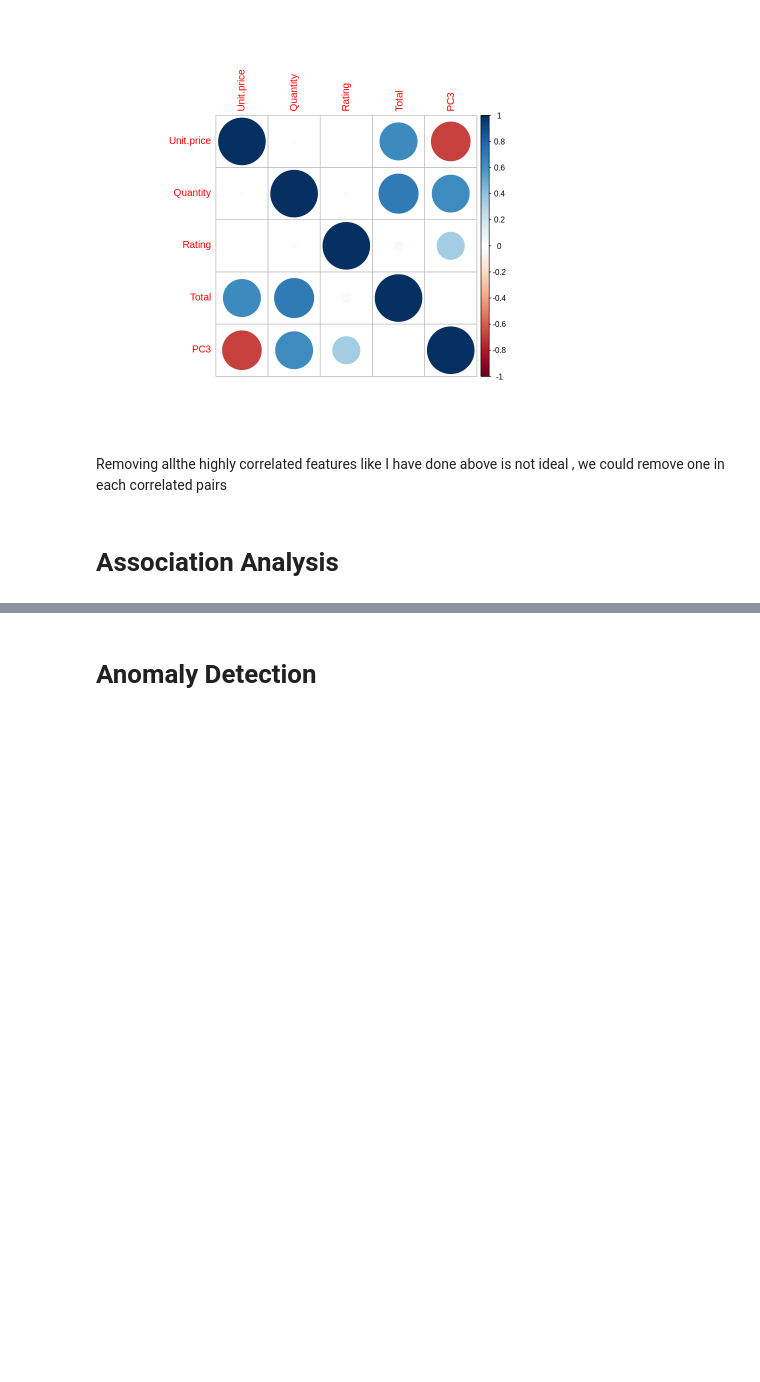
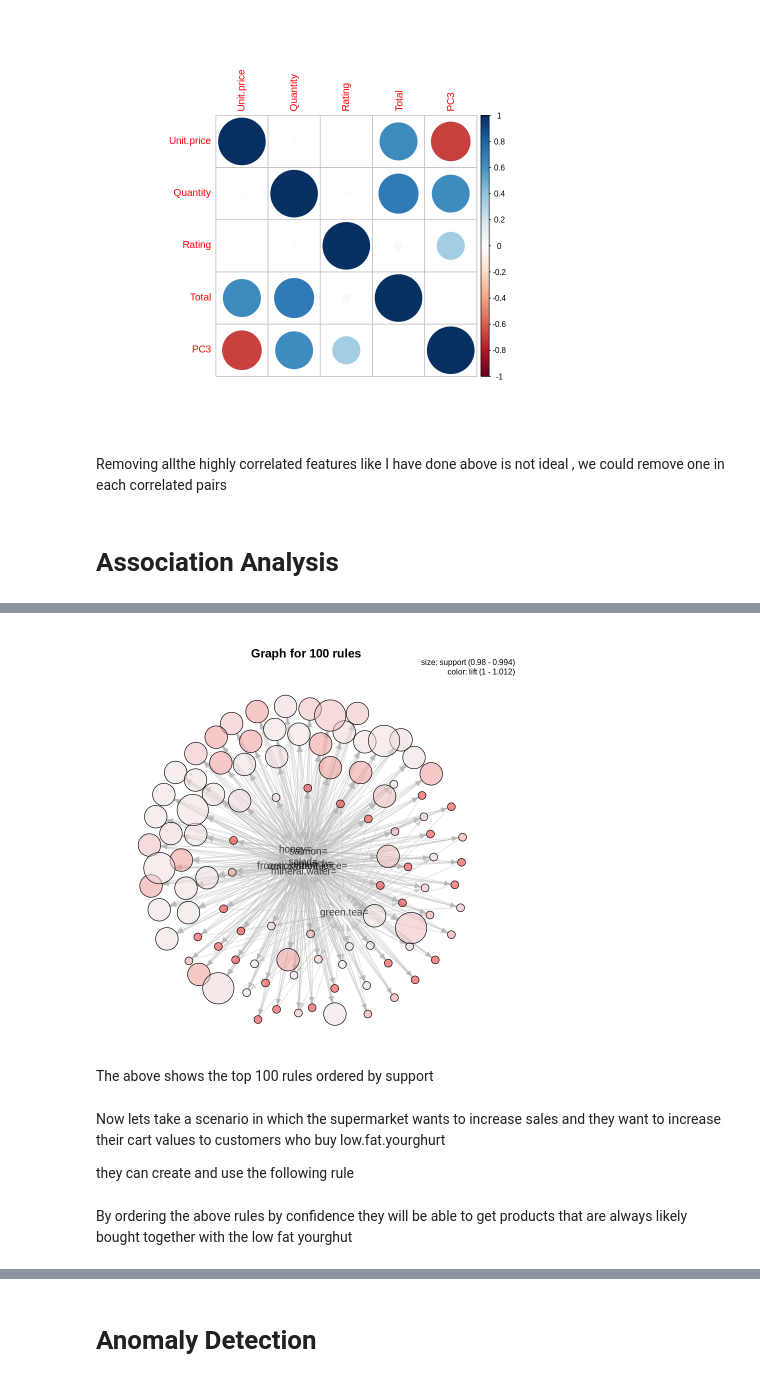
Before and after one commit to UnplugCharger/week-14, a Jupyter notebook: WEEK_14.ipynb, the cells around one changed output, grey strips where cells are left out. Drawn from its saved outputs; the diff is of its cells as text; code cells hidden in the pictures; blank space fills up the shorter version.

```diff
--- a/WEEK_14.ipynb
+++ b/WEEK_14.ipynb
@@ -259,0 +363,4 @@ A data.frame: 6 × 20
+# %%
+# Ordering the rules by support and then looking at the first 10
+r2 <- sort(r, by="support", decreasing=TRUE)
+inspect(r2[1:10])
@@ -259,0 +385,7 @@ A data.frame: 6 × 20
+# %%
+## Visualising the sorted rules
+
+
+
+plot(r2,method = "graph",)
+# %% [output]
@@ -259,0 +394,7 @@ A data.frame: 6 × 20
+[figure, added]
+# %% [markdown]
+The above shows the top 100 rules ordered by support
+# %% [markdown]
+Now lets take a scenario in which the supermarket wants to increase sales and they want to increase their cart values to customers who buy low.fat.yourghurt
+
+they can create and use the following rule
@@ -259,0 +403,2 @@ A data.frame: 6 × 20
+# %% [markdown]
+By ordering the above rules by confidence they will be able to get products that are always likely bought together with the low fat yourghut
```
Also changed, not shown: parts of 14 cells of this notebook.
